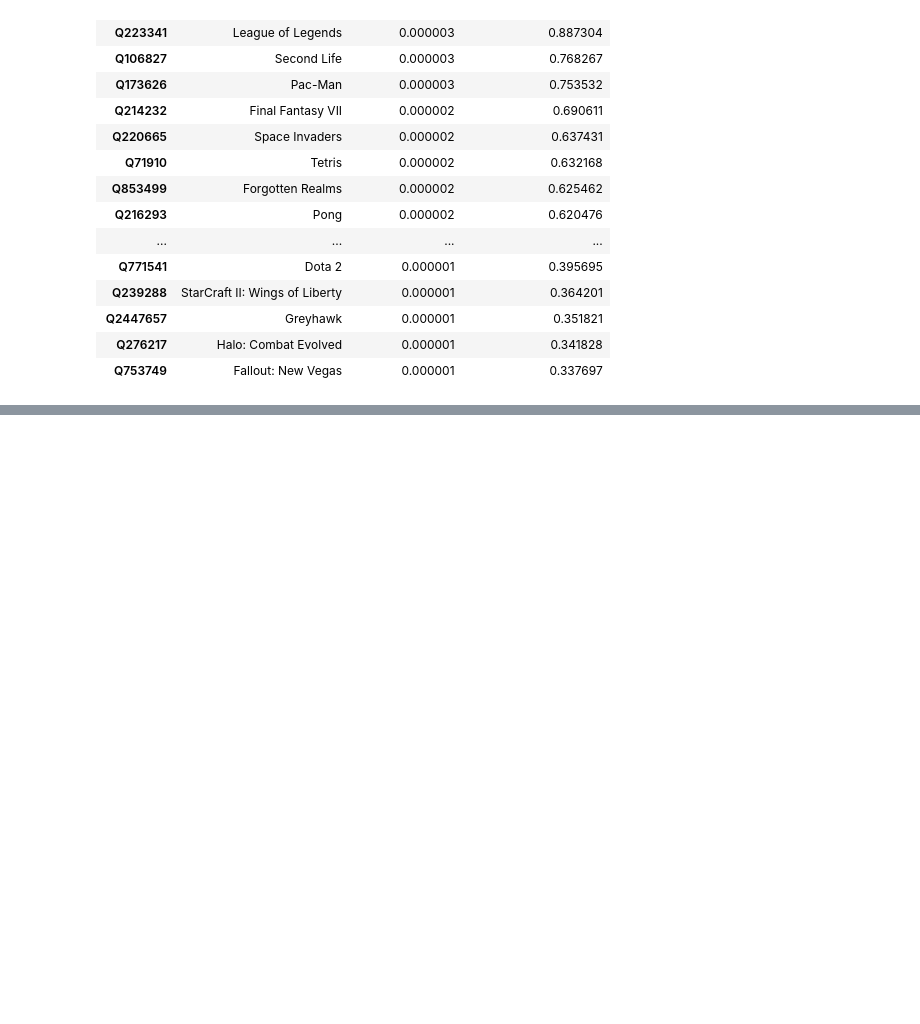
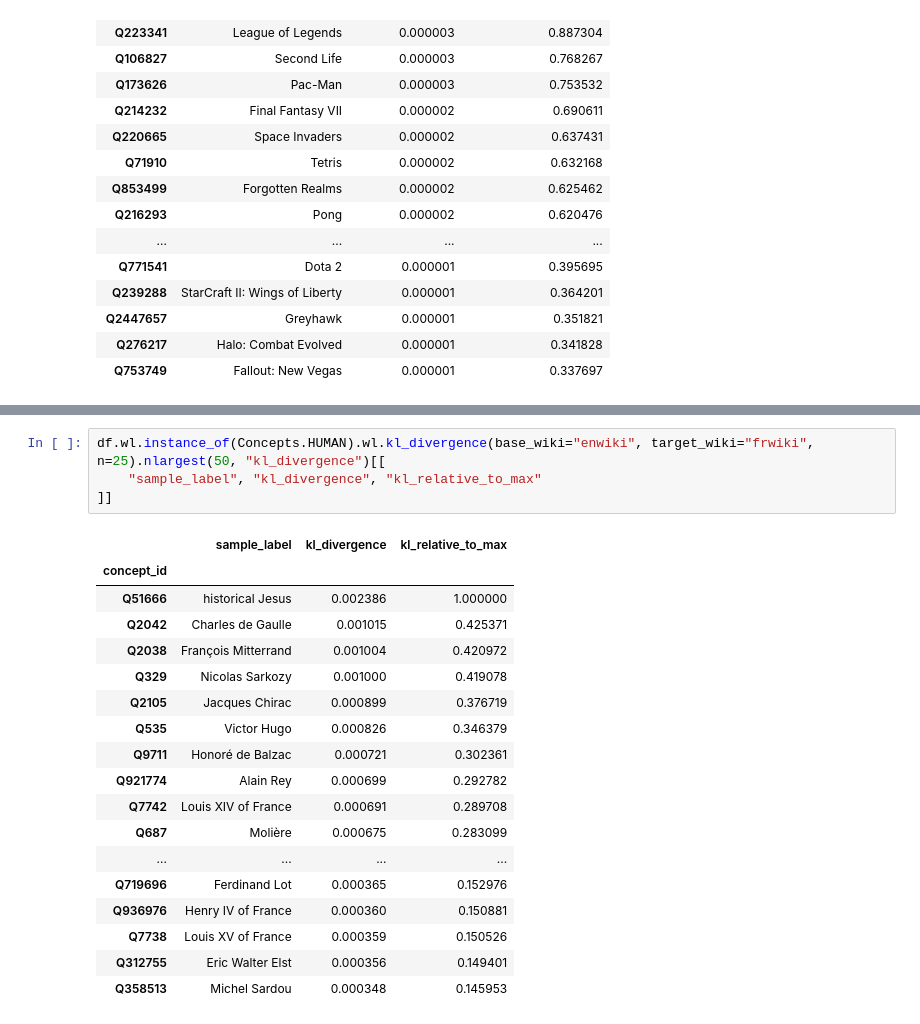
Before and after one commit to turtlesoupy/wikilanguage, a Jupyter notebook: Pandas.ipynb, the cells around one changed output, grey strips where cells are left out. Drawn from its saved outputs; the diff is of its cells as text; blank space fills up the shorter version.

```diff
--- a/Pandas.ipynb
+++ b/Pandas.ipynb
@@ -233,0 +255,23 @@ df.wl.instance_of(Concepts.POLITICAL_POWER).wl.top_ranked(wiki="enwiki", n=25)
+# %%
+df.wl.instance_of(Concepts.HUMAN).wl.kl_divergence(base_wiki="enwiki", target_wiki="frwiki", n=25).nlargest(50, "kl_divergence")[[
+    "sample_label", "kl_divergence", "kl_relative_to_max"
+]]
+# %% [output]
+|  | sample_label | kl_divergence | kl_relative_to_max |
+| concept_id |  |  |  |
+| Q51666 | historical Jesus | 0.002386 | 1.000000 |
+| Q2042 | Charles de Gaulle | 0.001015 | 0.425371 |
+| Q2038 | François Mitterrand | 0.001004 | 0.420972 |
+| Q329 | Nicolas Sarkozy | 0.001000 | 0.419078 |
+| Q2105 | Jacques Chirac | 0.000899 | 0.376719 |
+| Q535 | Victor Hugo | 0.000826 | 0.346379 |
+| Q9711 | Honoré de Balzac | 0.000721 | 0.302361 |
+| Q921774 | Alain Rey | 0.000699 | 0.292782 |
+| Q7742 | Louis XIV of France | 0.000691 | 0.289708 |
+| Q687 | Molière | 0.000675 | 0.283099 |
+| ... | ... | ... | ... |
+| Q719696 | Ferdinand Lot | 0.000365 | 0.152976 |
+| Q936976 | Henry IV of France | 0.000360 | 0.150881 |
+| Q7738 | Louis XV of France | 0.000359 | 0.150526 |
+| Q312755 | Eric Walter Elst | 0.000356 | 0.149401 |
+| Q358513 | Michel Sardou | 0.000348 | 0.145953 |
```
Also changed, not shown: parts of 10 cells of this notebook, 1 other file.
